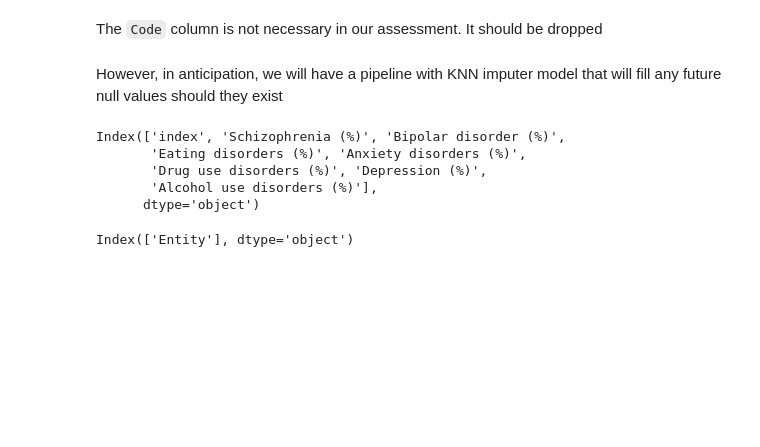
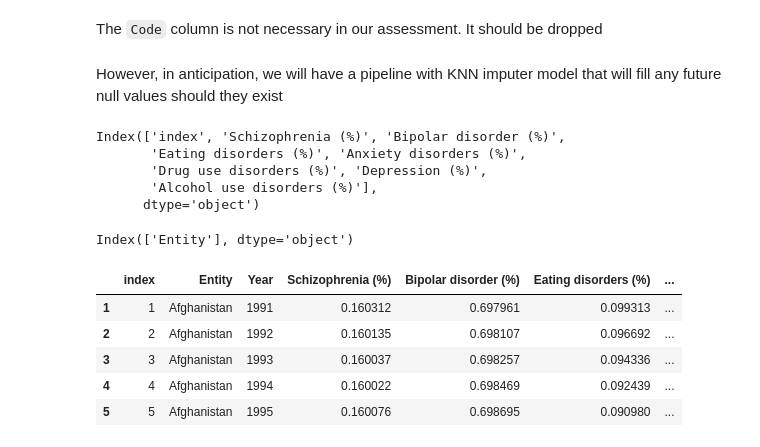
Before and after one commit to Shemshemy/mental-health, a Jupyter notebook: index.ipynb, the cells around one changed output. Cells and saved outputs as stored; diff of their text form; code cells hidden in the pictures; blank space fills up the shorter version.

Commit message:
Sorted filling non values by imputing using knn imputer

```diff
--- a/index.ipynb
+++ b/index.ipynb
@@ -243,6 +243,7 @@ from sklearn.compose import ColumnTransformer
 from sklearn.preprocessing import OneHotEncoder
 # %%
 # Splitting the data into numerical and categorical features
+data['Year'] = data['Year'].dt.year
 numerical_columns = data.select_dtypes(include=['int64', 'float64']).columns
 catergorical_columns = data.select_dtypes(include=['object']).columns
 # %%
@@ -261,12 +262,52 @@ catergorical_columns
 Index(['Entity'], dtype='object')
 # %%
 # Creating a preprocessing pipeline for all columns
-preprocessing_pipeline = ColumnTransformer(
+preprocessor = ColumnTransformer(
     transformers = [
-        ('num', MinMaxScaler(), numerical_columns),
-        ('cat', OneHotEncoder(handle_unknown = 'ignore'), catergorical_columns)  # Scaling numerical columns
+        ('num', MinMaxScaler(), numerical_columns), # Scaling the data to a range of [0, 1]
+        ('cat', OneHotEncoder(handle_unknown = 'ignore', sparse = False), catergorical_columns)  # encoding categorical variables
+
     ],
-     remainder = 'passthrough' # Scaling the data to a range of [0, 1]
+     remainder = 'passthrough'
 )
 # %%
-#
+# Complete pipeline including the KNN imputer
+pipeline = Pipeline([
+    # Adding the preprocessing pipeline
+    ('preprocessor', preprocessor),
+    # Using KNN imputer with uniform weights
+    ('imputer', KNNImputer(n_neighbors=5, weights='uniform'))
+  ]
+  )
+# %%
+# Fit tansforming the data using the pipeline
+fitted = pipeline.fit_transform(data)
+# %%
+# 6. Get column names for DataFrame
+onehot_cols = pipeline.named_steps['preprocessor'].named_transformers_['cat'].get_feature_names_out(catergorical_columns)
+imputed_col_names = list(numerical_columns) + list(onehot_cols)
+imputed_col_names_with_id = ['Index'] + imputed_col_names
+
+# 7. Create DataFrame from imputed data
+data_imputed_df = pd.DataFrame(fitted, columns=imputed_col_names_with_id)
+
+# 8. Inverse-transform numerical columns to original scale
+scaler = pipeline.named_steps['preprocessor'].named_transformers_['num']
+num_indices = [data_imputed_df.columns.get_loc(col) for col in numerical_columns]
+imputed_numerical_scaled = data_imputed_df.iloc[:, num_indices]
+imputed_numerical_original = scaler.inverse_transform(imputed_numerical_scaled)
+
+# 9. Only fill nulls in original data with imputed values
+data_filled = data.copy()
+for i, col in enumerate(numerical_columns):
+    data_filled.loc[data_filled[col].isnull(), col] = imputed_numerical_original[data_filled[col].isnull(), i]
+
+# 10. Result: data_filled has original values + KNN-imputed nulls
+data_filled.head()
+# %% [output]
+|  | index | Entity | Year | Schizophrenia (%) | Bipolar disorder (%) | Eating disorders (%) | ... |
+| 1 | 1 | Afghanistan | 1991 | 0.160312 | 0.697961 | 0.099313 | ... |
+| 2 | 2 | Afghanistan | 1992 | 0.160135 | 0.698107 | 0.096692 | ... |
+| 3 | 3 | Afghanistan | 1993 | 0.160037 | 0.698257 | 0.094336 | ... |
+| 4 | 4 | Afghanistan | 1994 | 0.160022 | 0.698469 | 0.092439 | ... |
+| 5 | 5 | Afghanistan | 1995 | 0.160076 | 0.698695 | 0.090980 | ... |
```
Also changed, not shown: parts of 1 cell of this notebook.
